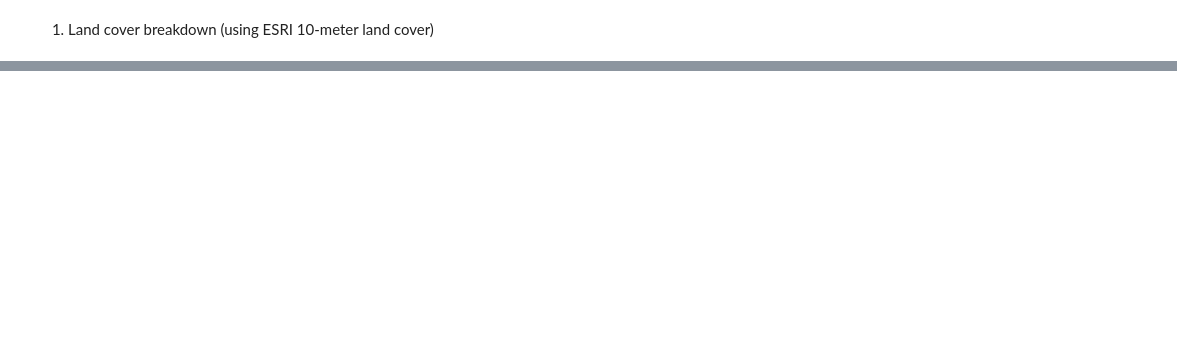
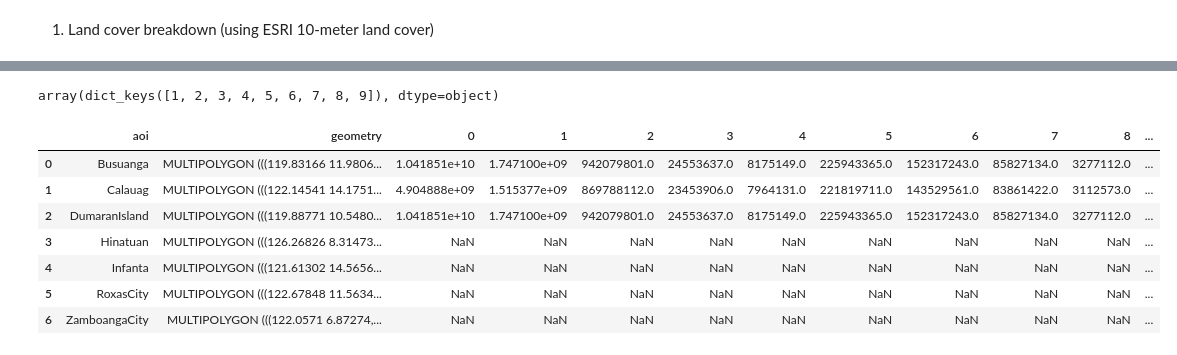
Before and after one commit to jeromemaiquez/gms-ir-mangrove-seagrass-surigao, a Jupyter notebook: notebooks/aoi_characteristics.ipynb, the cells around one changed output, grey strips where cells are left out. Drawn from its saved outputs; the diff is of its cells as text; code cells hidden in the pictures; blank space fills up the shorter version.

```diff
--- a/notebooks/aoi_characteristics.ipynb
+++ b/notebooks/aoi_characteristics.ipynb
@@ -136,0 +199,19 @@ nodata :
+# %%
+# Compile all AOIs in one DataFrame
+df_aoi_lulc = pd.concat([gpd.read_file(fp) for fp in fps_aoi], ignore_index=True)
+df_aoi_lulc['aoi'] = [fp.stem.split("_")[0] for fp in fps_aoi]
+
+# Convert to GeoDataFrame
+gdf_aoi_lulc = gpd.GeoDataFrame(data=df_aoi_lulc, geometry=df_aoi_lulc['geometry']).drop(columns=['layer', 'path'])
+gdf_aoi_lulc = gdf_aoi_lulc[['aoi', 'geometry']]
+
+# Convert GeometryCollection to MultiPolygon
+# is_geomcoll = gdf_aoi_lulc.geom_type == 'GeometryCollection'
+polygons = [p for p in gdf_aoi_lulc.iloc[6].geometry.geoms if isinstance(p, Polygon)]
+new_multipoly = MultiPolygon([p for p in polygons])
+gdf_aoi_lulc.geometry = gdf_aoi_lulc.iloc[:6].geometry.to_list() + [new_multipoly]
+
+gdf_aoi_lulc
+
+    # aoi_name = fp.stem.split("_")[0]
+    # aoi_geom = extract_aoi_geom
@@ -166,0 +293,15 @@ nodata :
+# %%
+unique_targets
+# %% [output]
+array(dict_keys([1, 2, 3, 4, 5, 6, 7, 8, 9]), dtype=object)
+# %%
+gdf_aoi_lulc
+# %% [output]
+|  | aoi | geometry | 0 | 1 | 2 | 3 | 4 | 5 | 6 | 7 | 8 | ... |
+| 0 | Busuanga | MULTIPOLYGON (((119.83166 11.9806... | 1.041851e+10 | 1.747100e+09 | 942079801.0 | 24553637.0 | 8175149.0 | 225943365.0 | 152317243.0 | 85827134.0 | 3277112.0 | ... |
+| 1 | Calauag | MULTIPOLYGON (((122.14541 14.1751... | 4.904888e+09 | 1.515377e+09 | 869788112.0 | 23453906.0 | 7964131.0 | 221819711.0 | 143529561.0 | 83861422.0 | 3112573.0 | ... |
+| 2 | DumaranIsland | MULTIPOLYGON (((119.88771 10.5480... | 1.041851e+10 | 1.747100e+09 | 942079801.0 | 24553637.0 | 8175149.0 | 225943365.0 | 152317243.0 | 85827134.0 | 3277112.0 | ... |
+| 3 | Hinatuan | MULTIPOLYGON (((126.26826 8.31473... | NaN | NaN | NaN | NaN | NaN | NaN | NaN | NaN | NaN | ... |
+| 4 | Infanta | MULTIPOLYGON (((121.61302 14.5656... | NaN | NaN | NaN | NaN | NaN | NaN | NaN | NaN | NaN | ... |
+| 5 | RoxasCity | MULTIPOLYGON (((122.67848 11.5634... | NaN | NaN | NaN | NaN | NaN | NaN | NaN | NaN | NaN | ... |
+| 6 | ZamboangaCity | MULTIPOLYGON (((122.0571 6.87274,... | NaN | NaN | NaN | NaN | NaN | NaN | NaN | NaN | NaN | ... |
```
Also changed, not shown: parts of 12 cells of this notebook, 1 other file.
